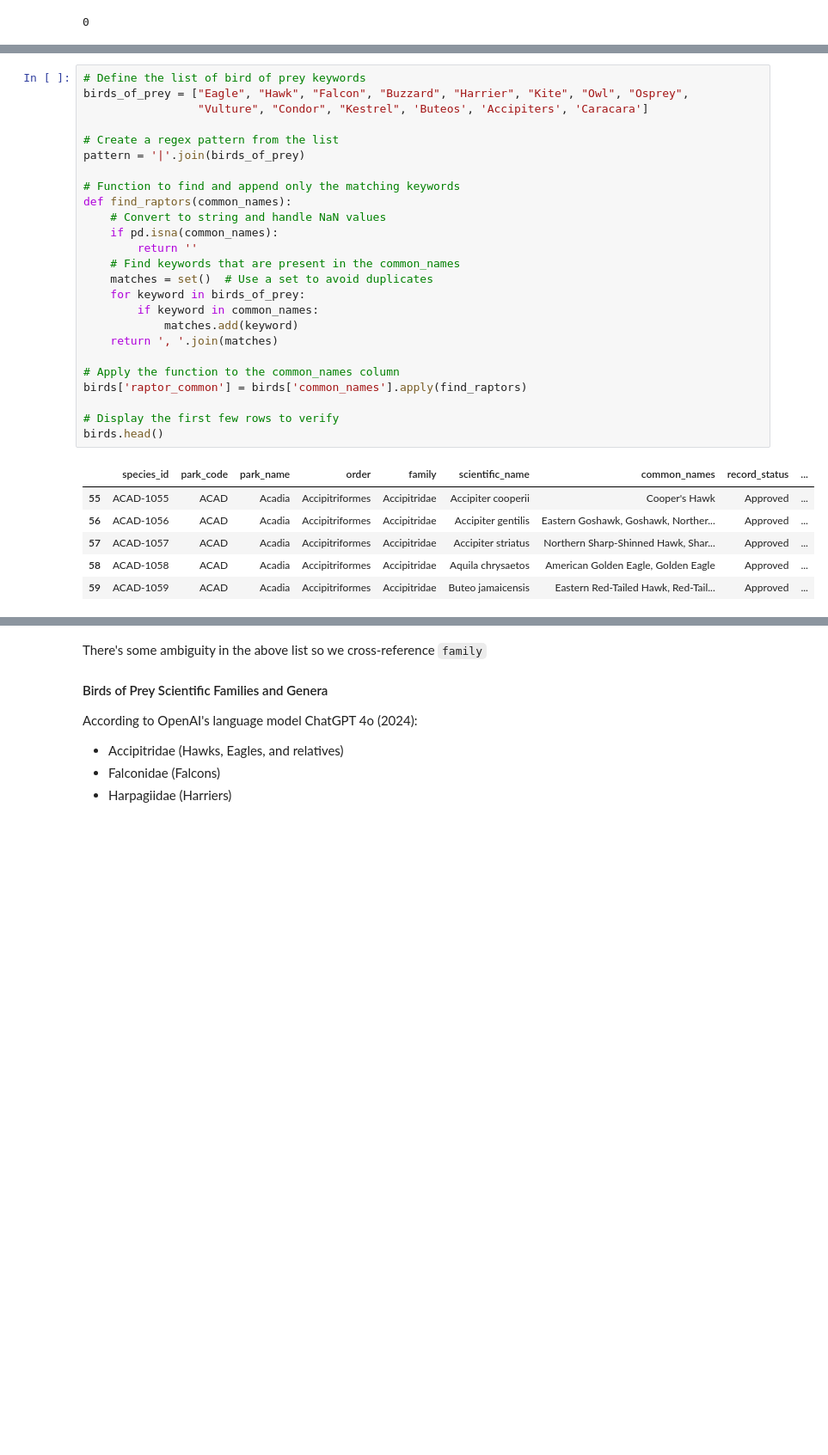
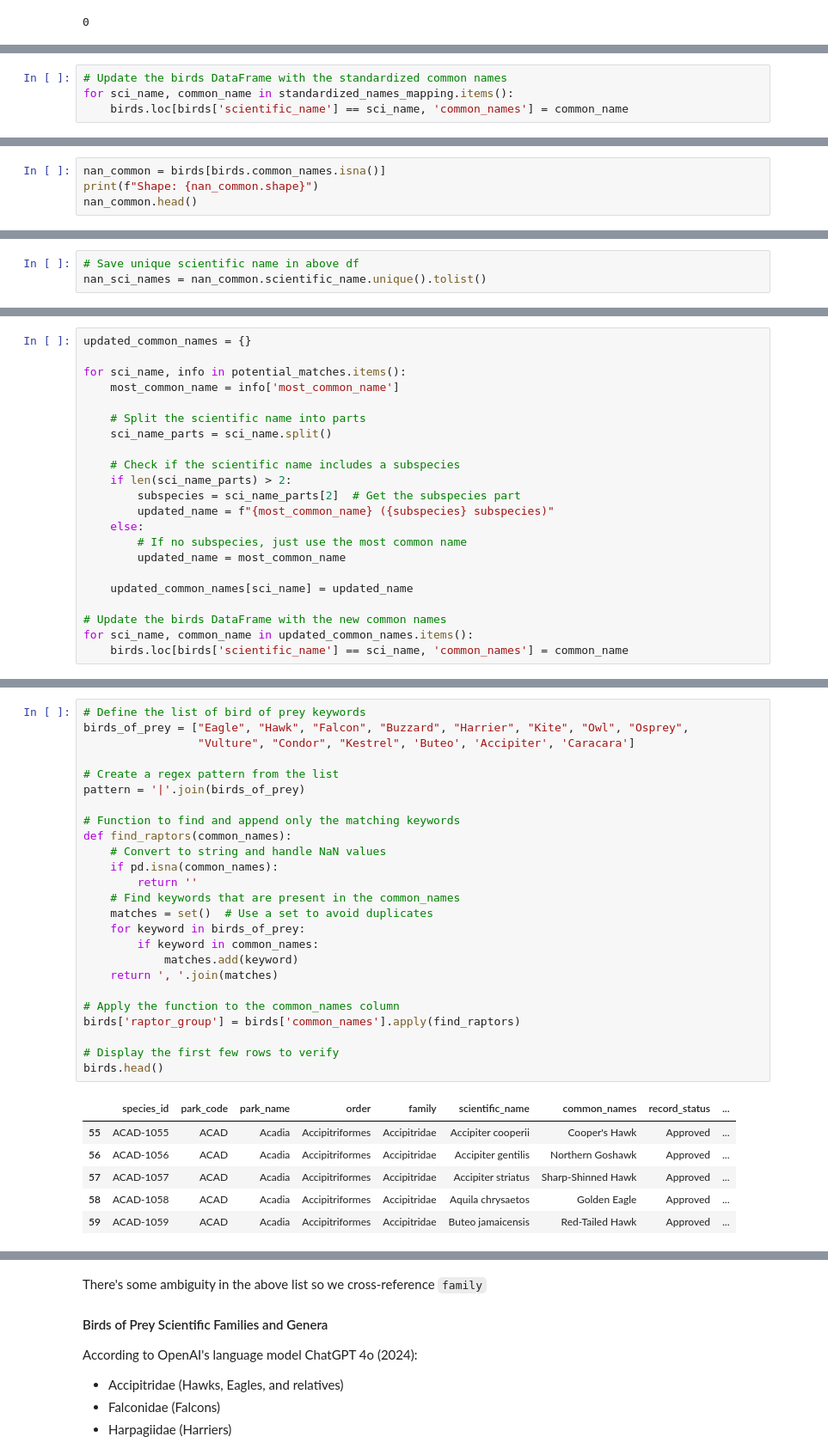
Before and after one commit to pineapple-bois/USNationalParks, a Jupyter notebook: Species.ipynb, the cells around one changed output, grey strips where cells are left out. Shown at 86% size. Cells and saved outputs as stored; diff of their text form; blank space fills up the shorter version.

```diff
--- a/Species.ipynb
+++ b/Species.ipynb
@@ -453,0 +1037,4 @@ NaN count: 280
+# %%
+# Update the birds DataFrame with the standardized common names
+for sci_name, common_name in standardized_names_mapping.items():
+    birds.loc[birds['scientific_name'] == sci_name, 'common_names'] = common_name
@@ -453,0 +1059,4 @@ NaN count: 280
+# %%
+nan_common = birds[birds.common_names.isna()]
+print(f"Shape: {nan_common.shape}")
+nan_common.head()
@@ -453,0 +1071,3 @@ NaN count: 280
+# %%
+# Save unique scientific name in above df
+nan_sci_names = nan_common.scientific_name.unique().tolist()
@@ -453,0 +1127,22 @@ NaN count: 280
+# %%
+updated_common_names = {}
+
+for sci_name, info in potential_matches.items():
+    most_common_name = info['most_common_name']
+
+    # Split the scientific name into parts
+    sci_name_parts = sci_name.split()
+
+    # Check if the scientific name includes a subspecies
+    if len(sci_name_parts) > 2:
+        subspecies = sci_name_parts[2]  # Get the subspecies part
+        updated_name = f"{most_common_name} ({subspecies} subspecies)"
+    else:
+        # If no subspecies, just use the most common name
+        updated_name = most_common_name
+
+    updated_common_names[sci_name] = updated_name
+
+# Update the birds DataFrame with the new common names
+for sci_name, common_name in updated_common_names.items():
+    birds.loc[birds['scientific_name'] == sci_name, 'common_names'] = common_name
@@ -454,33 +1220,33 @@ NaN count: 280
 # %%
 # Define the list of bird of prey keywords
 birds_of_prey = ["Eagle", "Hawk", "Falcon", "Buzzard", "Harrier", "Kite", "Owl", "Osprey",
-                 "Vulture", "Condor", "Kestrel", 'Buteos', 'Accipiters', 'Caracara']
+                 "Vulture", "Condor", "Kestrel", 'Buteo', 'Accipiter', 'Caracara']
 
 # Create a regex pattern from the list
 pattern = '|'.join(birds_of_prey)
 
 # Function to find and append only the matching keywords
 def find_raptors(common_names):
     # Convert to string and handle NaN values
     if pd.isna(common_names):
         return ''
     # Find keywords that are present in the common_names
     matches = set()  # Use a set to avoid duplicates
     for keyword in birds_of_prey:
         if keyword in common_names:
             matches.add(keyword)
     return ', '.join(matches)
 
 # Apply the function to the common_names column
-birds['raptor_common'] = birds['common_names'].apply(find_raptors)
+birds['raptor_group'] = birds['common_names'].apply(find_raptors)
 
 # Display the first few rows to verify
 birds.head()
 # %% [output]
 |  | species_id | park_code | park_name | order | family | scientific_name | common_names | record_status | ... |
 | 55 | ACAD-1055 | ACAD | Acadia | Accipitriformes | Accipitridae | Accipiter cooperii | Cooper's Hawk | Approved | ... |
-| 56 | ACAD-1056 | ACAD | Acadia | Accipitriformes | Accipitridae | Accipiter gentilis | Eastern Goshawk, Goshawk, Norther... | Approved | ... |
-| 57 | ACAD-1057 | ACAD | Acadia | Accipitriformes | Accipitridae | Accipiter striatus | Northern Sharp-Shinned Hawk, Shar... | Approved | ... |
-| 58 | ACAD-1058 | ACAD | Acadia | Accipitriformes | Accipitridae | Aquila chrysaetos | American Golden Eagle, Golden Eagle | Approved | ... |
-| 59 | ACAD-1059 | ACAD | Acadia | Accipitriformes | Accipitridae | Buteo jamaicensis | Eastern Red-Tailed Hawk, Red-Tail... | Approved | ... |
+| 56 | ACAD-1056 | ACAD | Acadia | Accipitriformes | Accipitridae | Accipiter gentilis | Northern Goshawk | Approved | ... |
+| 57 | ACAD-1057 | ACAD | Acadia | Accipitriformes | Accipitridae | Accipiter striatus | Sharp-Shinned Hawk | Approved | ... |
+| 58 | ACAD-1058 | ACAD | Acadia | Accipitriformes | Accipitridae | Aquila chrysaetos | Golden Eagle | Approved | ... |
+| 59 | ACAD-1059 | ACAD | Acadia | Accipitriformes | Accipitridae | Buteo jamaicensis | Red-Tailed Hawk | Approved | ... |
 # %%
```
Also changed, not shown: parts of 91 cells of this notebook.
